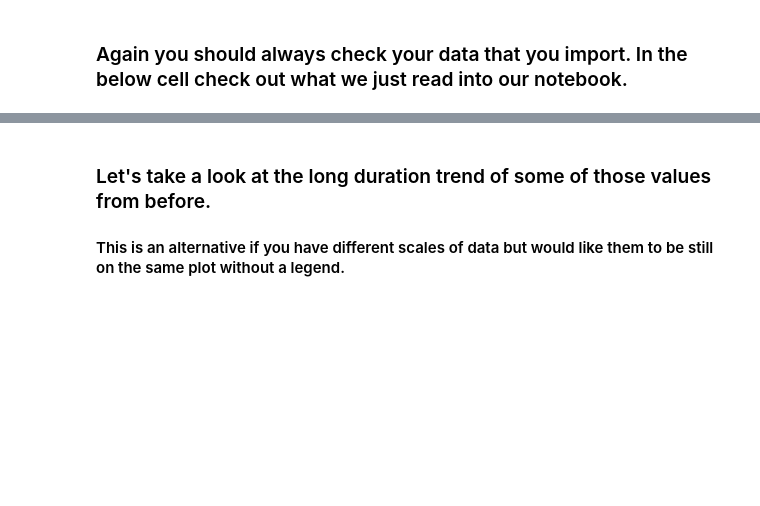
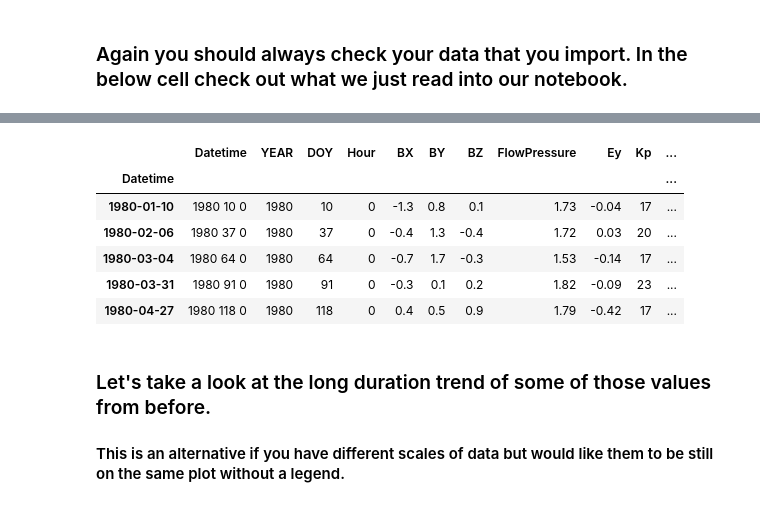
Before and after one commit to clasp423/data_vis_statistics_geosciences, a Jupyter notebook: Lab 6/lab6_space_weather_classifiers.ipynb, the cells around one changed output, grey strips where cells are left out. Cells and saved outputs as stored; diff of their text form; code cells hidden in the pictures; blank space fills up the shorter version.

```diff
--- a/Lab 6/lab6_space_weather_classifiers.ipynb
+++ b/Lab 6/lab6_space_weather_classifiers.ipynb
@@ -349,3 +357,13 @@ monthly_omni = omni_fn.load_omni_data('./Data/omni2_27Day1980_2018.lst')
+# %%
+monthly_omni.head()
+# %% [output]
+|  | Datetime | YEAR | DOY | Hour | BX | BY | BZ | FlowPressure | Ey | Kp | ... |
+| Datetime |  |  |  |  |  |  |  |  |  |  | ... |
+| 1980-01-10 | 1980 10 0 | 1980 | 10 | 0 | -1.3 | 0.8 | 0.1 | 1.73 | -0.04 | 17 | ... |
+| 1980-02-06 | 1980 37 0 | 1980 | 37 | 0 | -0.4 | 1.3 | -0.4 | 1.72 | 0.03 | 20 | ... |
+| 1980-03-04 | 1980 64 0 | 1980 | 64 | 0 | -0.7 | 1.7 | -0.3 | 1.53 | -0.14 | 17 | ... |
+| 1980-03-31 | 1980 91 0 | 1980 | 91 | 0 | -0.3 | 0.1 | 0.2 | 1.82 | -0.09 | 23 | ... |
+| 1980-04-27 | 1980 118 0 | 1980 | 118 | 0 | 0.4 | 0.5 | 0.9 | 1.79 | -0.42 | 17 | ... |
 # %% [markdown]
 ### Let's take a look at the long duration trend of some of those values from before.
 
```
Also changed, not shown: parts of 23 cells of this notebook, 27 other files.
